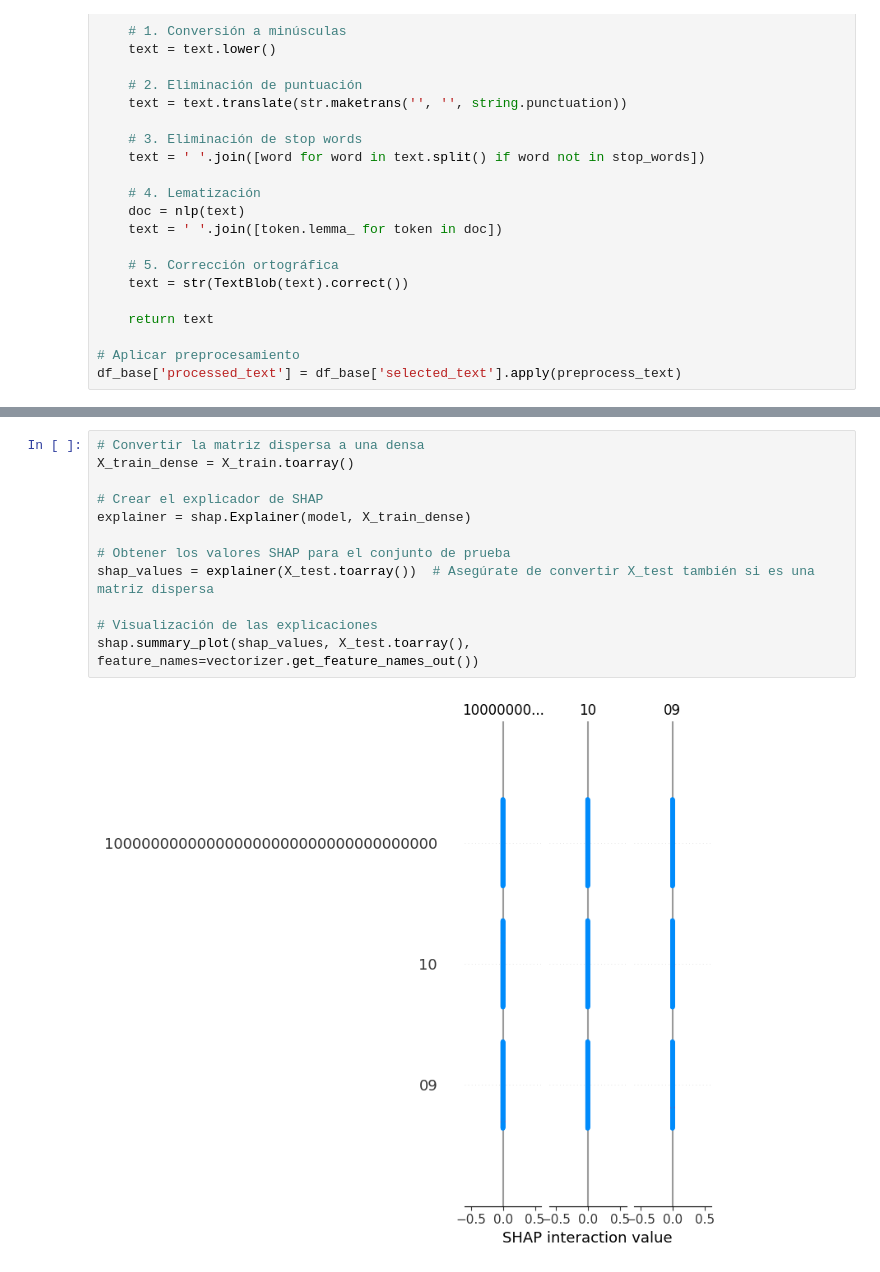
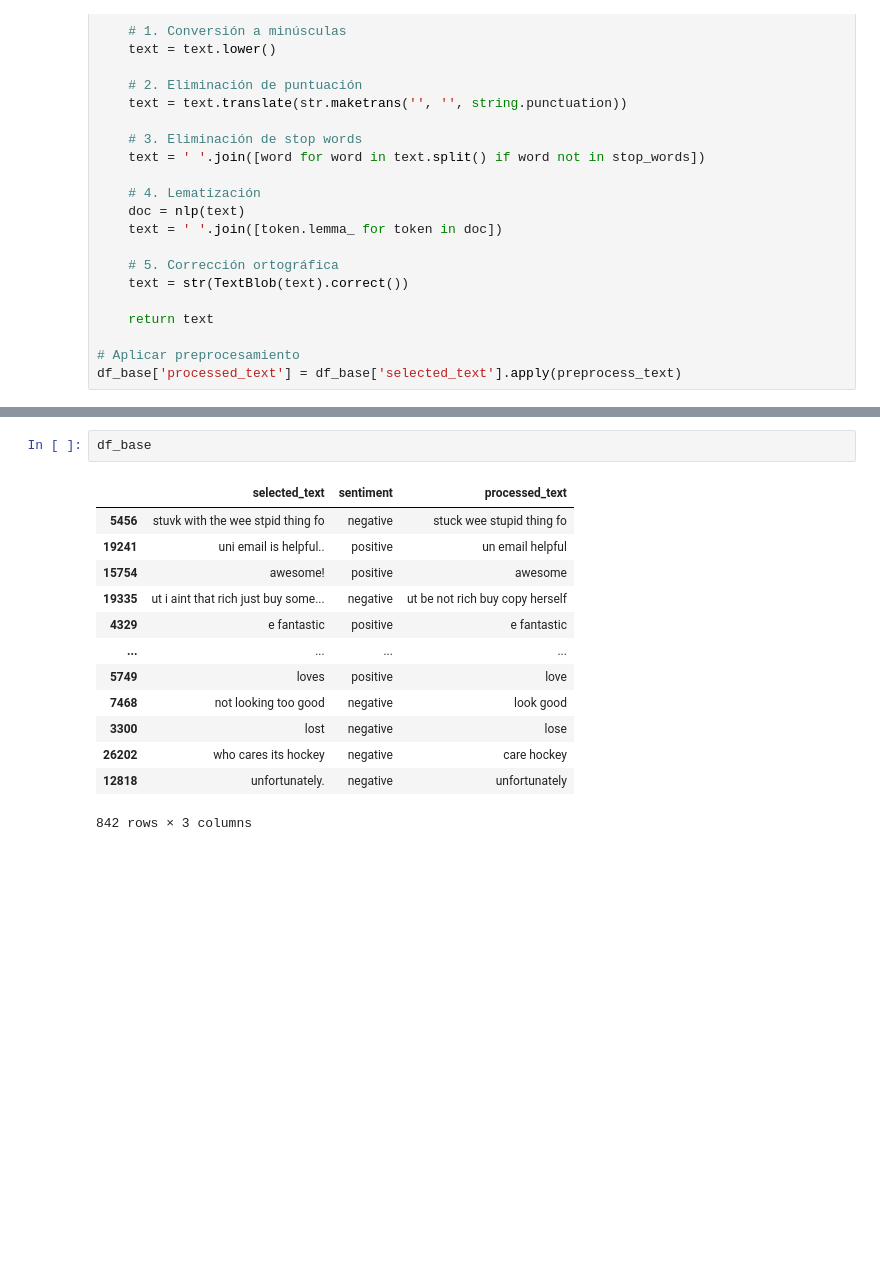
Before and after one commit to Aristondo01/NLP_Analisis_Preprocesamiento, a Jupyter notebook: Modelobase.ipynb, the cells around one changed output, grey strips where cells are left out. Saved outputs shown, nothing was run; the diff lists cells and outputs as text; blank space fills up the shorter version.

```diff
--- a/Modelobase.ipynb
+++ b/Modelobase.ipynb
@@ -104,14 +80,16 @@ Accuracy: 0.75
-# %%
-# Convertir la matriz dispersa a una densa
-X_train_dense = X_train.toarray()
-
-# Crear el explicador de SHAP
-explainer = shap.Explainer(model, X_train_dense)
-
-# Obtener los valores SHAP para el conjunto de prueba
-shap_values = explainer(X_test.toarray())  # Asegúrate de convertir X_test también si es una matriz dispersa
-
-# Visualización de las explicaciones
-shap.summary_plot(shap_values, X_test.toarray(), feature_names=vectorizer.get_feature_names_out())
-# %% [output]
-[figure, removed]
+# %%
+df_base
+# %% [output]
+|  | selected_text | sentiment | processed_text |
+| 5456 | stuvk with the wee stpid thing fo | negative | stuck wee stupid thing fo |
+| 19241 | uni email is helpful.. | positive | un email helpful |
+| 15754 | awesome! | positive | awesome |
+| 19335 | ut i aint that rich just buy some... | negative | ut be not rich buy copy herself |
+| 4329 | e fantastic | positive | e fantastic |
+| ... | ... | ... | ... |
+| 5749 | loves | positive | love |
+| 7468 | not looking too good | negative | look good |
+| 3300 | lost | negative | lose |
+| 26202 | who cares its hockey | negative | care hockey |
+| 12818 | unfortunately. | negative | unfortunately |
+842 rows × 3 columns
```
Also changed, not shown: parts of 11 cells of this notebook.
